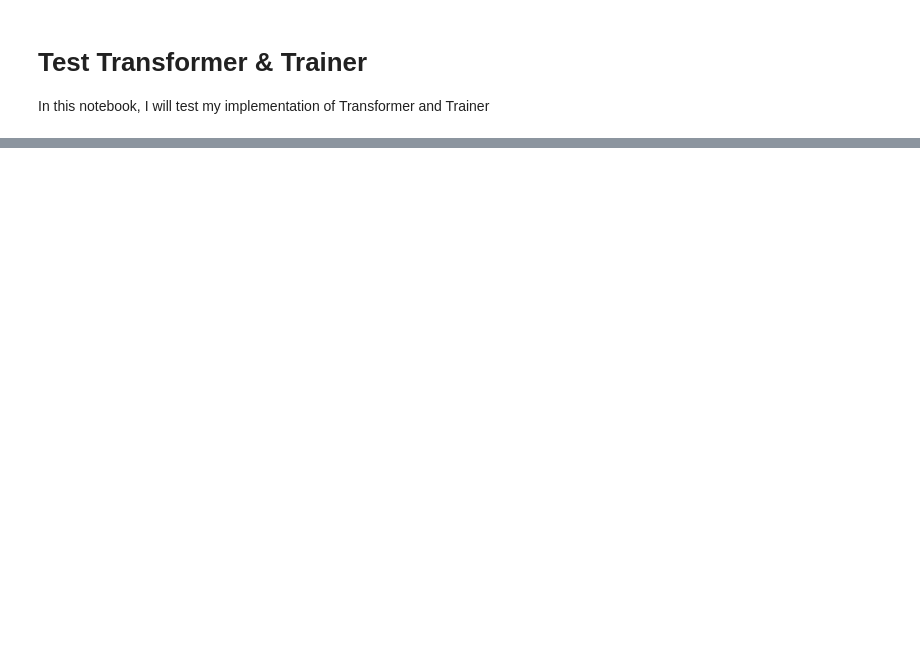
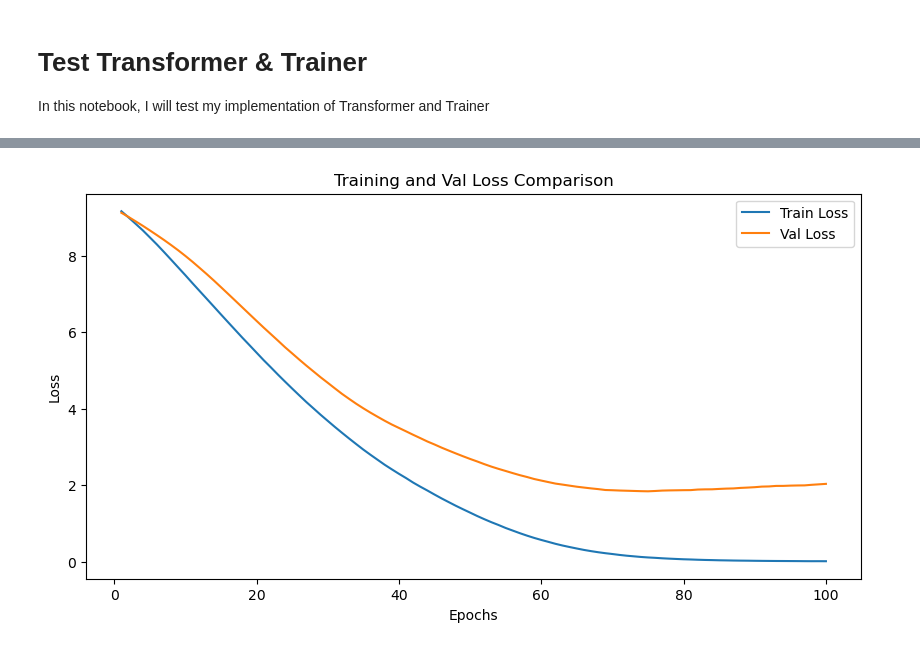
Before and after one commit to whoiam1101/handcrafted-transformer, a Jupyter notebook: notebooks/test_transformer_and_trainer.ipynb, the cells around one changed output, grey strips where cells are left out. Drawn from its saved outputs; the diff is of its cells as text; code cells hidden in the pictures; blank space fills up the shorter version.

```diff
--- a/notebooks/test_transformer_and_trainer.ipynb
+++ b/notebooks/test_transformer_and_trainer.ipynb
@@ -136,0 +112,11 @@ RuntimeError: mat1 and mat2 shapes cannot be multiplied (8188x128 and 256x512)
+# %%
+plt.figure(figsize=(10, 5))
+plt.plot(range(1, NUM_EPOCHS + 1), history['train_loss'], label='Train Loss')
+plt.plot(range(1, NUM_EPOCHS + 1), history['val_loss'], label='Val Loss')
+plt.xlabel('Epochs')
+plt.ylabel('Loss')
+plt.title('Training and Val Loss Comparison')
+plt.legend()
+plt.show()
+# %% [output]
+[figure, added]
```
Also changed, not shown: parts of 16 cells of this notebook, 3 other files.
